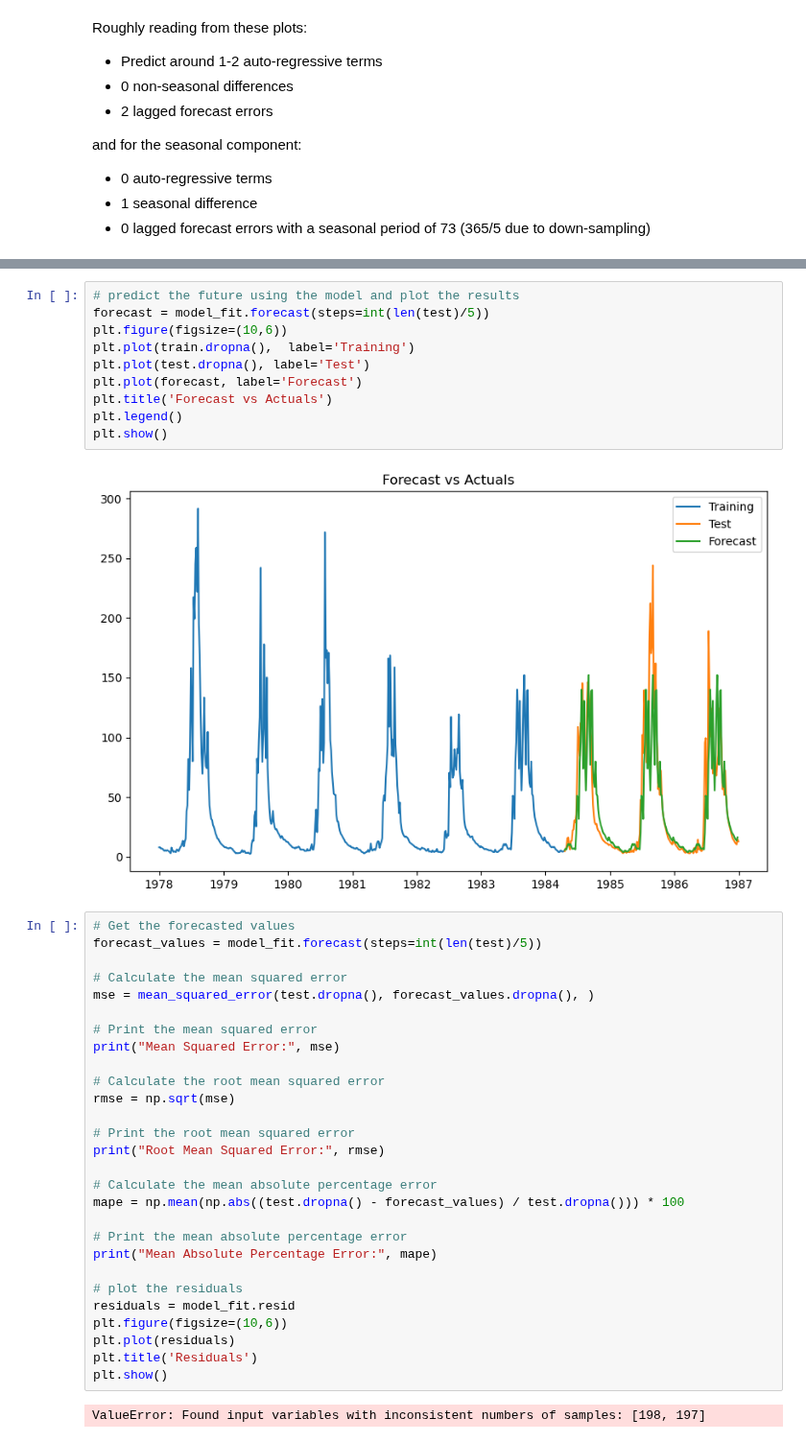
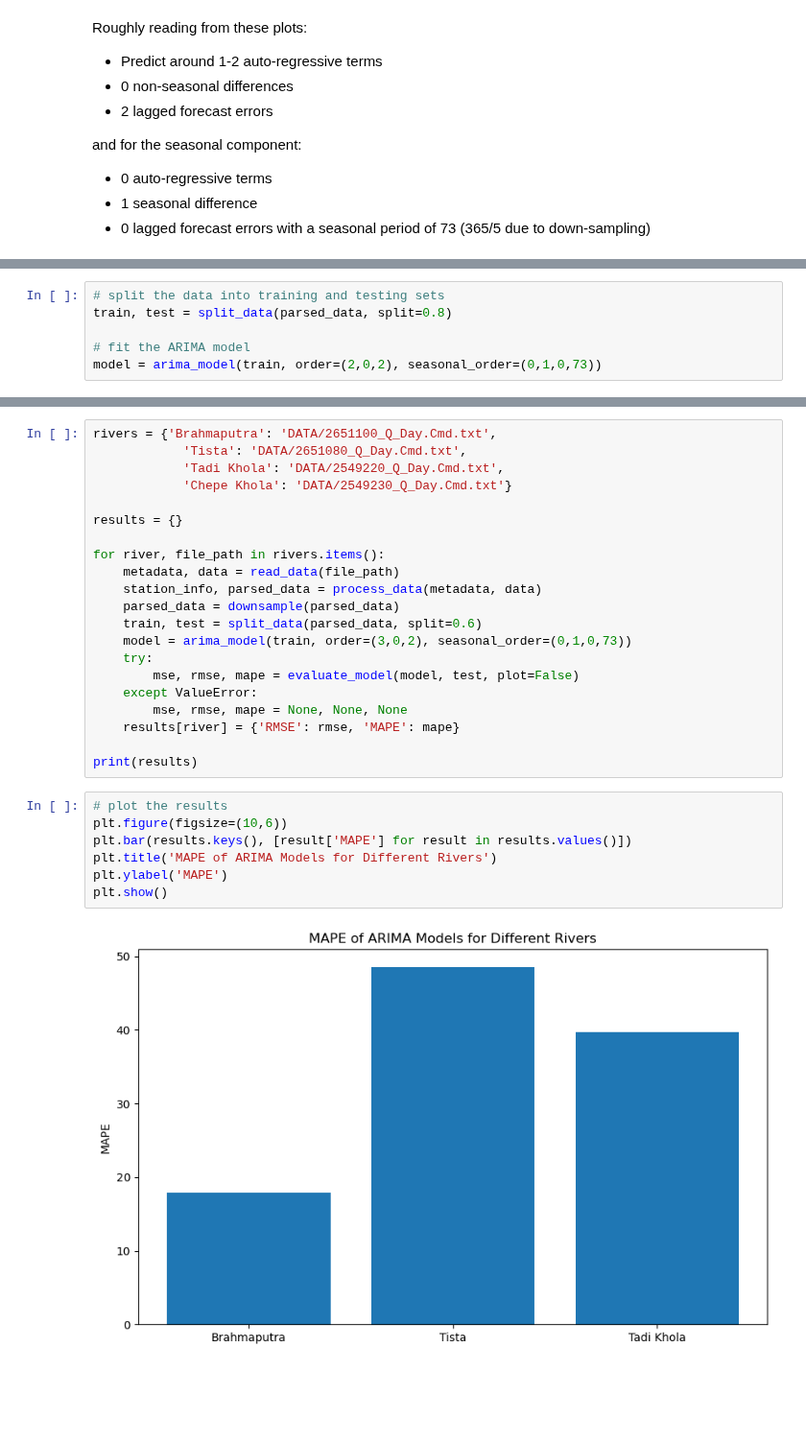
Before and after one commit to pilipb/DP5-code, a Jupyter notebook: arima.ipynb, the cells around one changed output, grey strips where cells are left out. Shown at 96% size. Cells and saved outputs as stored; diff of their text form; blank space fills up the shorter version.

```diff
--- a/arima.ipynb
+++ b/arima.ipynb
@@ -128,2 +88,8 @@ Warnings:
+# %%
+# split the data into training and testing sets
+train, test = split_data(parsed_data, split=0.8)
+
+# fit the ARIMA model
+model = arima_model(train, order=(2,0,2), seasonal_order=(0,1,0,73))
 # %%
 # predict the future using the model and plot the results
@@ -459,42 +173,30 @@ Warnings:
-# %%
-# predict the future using the model and plot the results
-forecast = model_fit.forecast(steps=int(len(test)/5))
-plt.figure(figsize=(10,6))
-plt.plot(train.dropna(),  label='Training')
-plt.plot(test.dropna(), label='Test')
-plt.plot(forecast, label='Forecast')
-plt.title('Forecast vs Actuals')
-plt.legend()
-plt.show()
-# %% [output]
-[figure, removed]
-# %%
-# Get the forecasted values
-forecast_values = model_fit.forecast(steps=int(len(test)/5))
-
-# Calculate the mean squared error
-mse = mean_squared_error(test.dropna(), forecast_values.dropna(), )
-
-# Print the mean squared error
-print("Mean Squared Error:", mse)
-
-# Calculate the root mean squared error
-rmse = np.sqrt(mse)
-
-# Print the root mean squared error
-print("Root Mean Squared Error:", rmse)
-
-# Calculate the mean absolute percentage error
-mape = np.mean(np.abs((test.dropna() - forecast_values) / test.dropna())) * 100
-
-# Print the mean absolute percentage error
-print("Mean Absolute Percentage Error:", mape)
-
-# plot the residuals
-residuals = model_fit.resid
-plt.figure(figsize=(10,6))
-plt.plot(residuals)
-plt.title('Residuals')
-plt.show()
-# %% [output]
-ValueError: Found input variables with inconsistent numbers of samples: [198, 197]
+# %%
+rivers = {'Brahmaputra': 'DATA/2651100_Q_Day.Cmd.txt',
+            'Tista': 'DATA/2651080_Q_Day.Cmd.txt',
+            'Tadi Khola': 'DATA/2549220_Q_Day.Cmd.txt',
+            'Chepe Khola': 'DATA/2549230_Q_Day.Cmd.txt'}
+
+results = {}
+
+for river, file_path in rivers.items():
+    metadata, data = read_data(file_path)
+    station_info, parsed_data = process_data(metadata, data)
+    parsed_data = downsample(parsed_data)
+    train, test = split_data(parsed_data, split=0.6)
+    model = arima_model(train, order=(3,0,2), seasonal_order=(0,1,0,73))
+    try:
+        mse, rmse, mape = evaluate_model(model, test, plot=False)
+    except ValueError:
+        mse, rmse, mape = None, None, None
+    results[river] = {'RMSE': rmse, 'MAPE': mape}
+
+print(results)
+# %%
+# plot the results
+plt.figure(figsize=(10,6))
+plt.bar(results.keys(), [result['MAPE'] for result in results.values()])
+plt.title('MAPE of ARIMA Models for Different Rivers')
+plt.ylabel('MAPE')
+plt.show()
+# %% [output]
+[figure, added]
```
Also changed, not shown: parts of 14 cells of this notebook.
